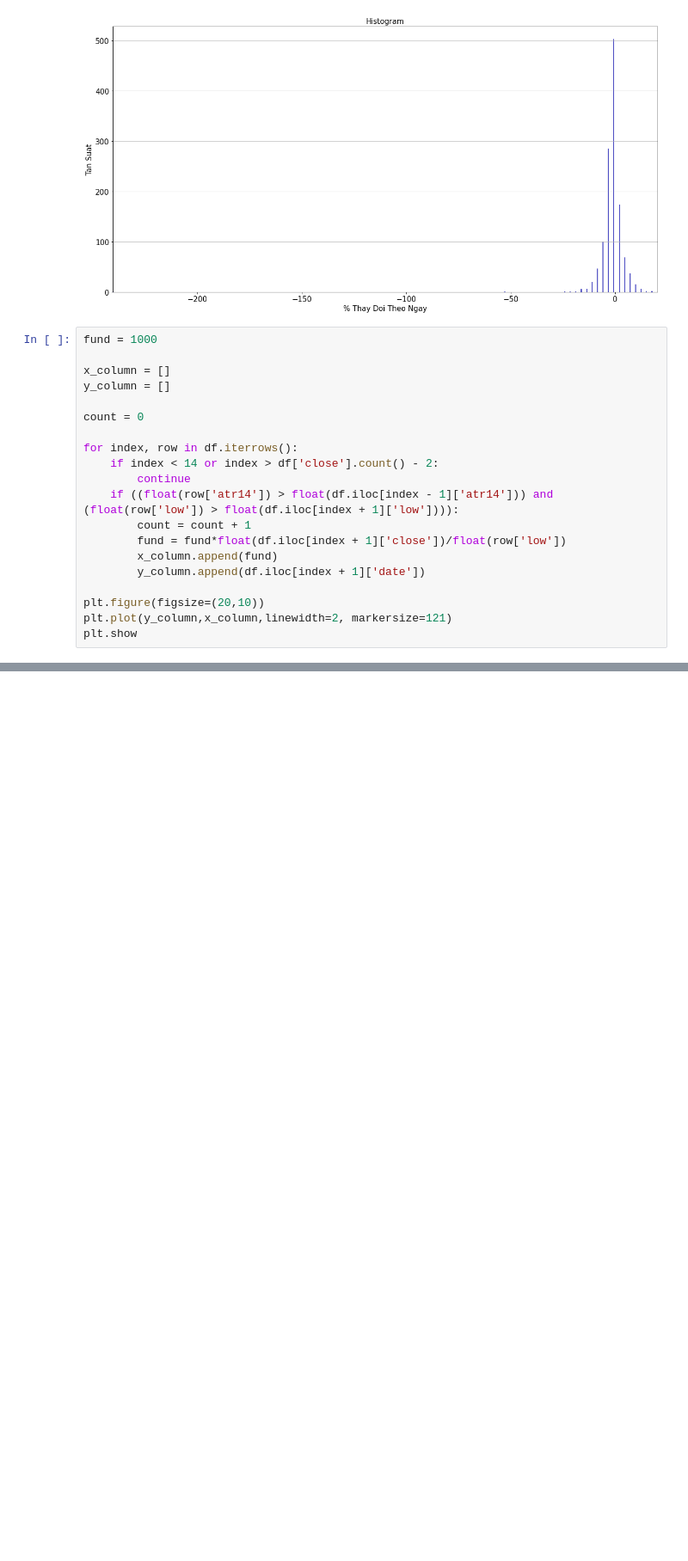
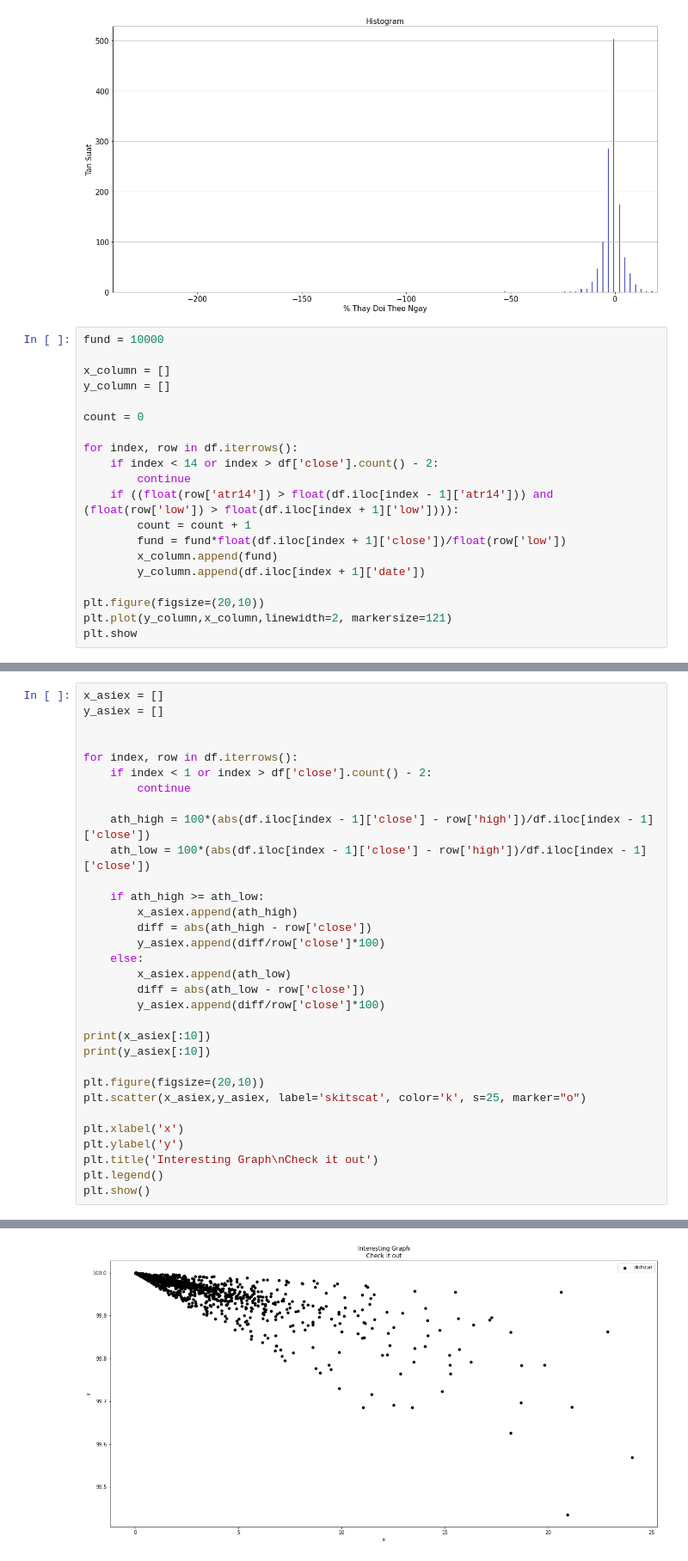
Before and after one commit to bachpx195/the_big_trade, a Jupyter notebook: python_for_finance/main.ipynb, the cells around one changed output, grey strips where cells are left out. Shown at 86% size. Cells and saved outputs as stored; diff of their text form; blank space fills up the shorter version.

```diff
--- a/python_for_finance/main.ipynb
+++ b/python_for_finance/main.ipynb
@@ -54,7 +54,7 @@ plt.show()
 # %% [output]
 [figure]
 # %%
-fund = 1000
+fund = 10000
 
 x_column = []
 y_column = []
@@ -76,3 +76,36 @@ plt.show
 # %% [output]
 <function matplotlib.pyplot.show(close=None, block=None)>
 [figure]
+# %%
+x_asiex = []
+y_asiex = []
+
+
+for index, row in df.iterrows():
+    if index < 1 or index > df['close'].count() - 2:
+        continue
+
+    ath_high = 100*(abs(df.iloc[index - 1]['close'] - row['high'])/df.iloc[index - 1]['close'])
+    ath_low = 100*(abs(df.iloc[index - 1]['close'] - row['high'])/df.iloc[index - 1]['close'])
+
+    if ath_high >= ath_low:
+        x_asiex.append(ath_high)
+        diff = abs(ath_high - row['close'])
+        y_asiex.append(diff/row['close']*100)
+    else:
+        x_asiex.append(ath_low)
+        diff = abs(ath_low - row['close'])
+        y_asiex.append(diff/row['close']*100)
+
+print(x_asiex[:10])
+print(y_asiex[:10])
+
+plt.figure(figsize=(20,10))
+plt.scatter(x_asiex,y_asiex, label='skitscat', color='k', s=25, marker="o")
+
+plt.xlabel('x')
+plt.ylabel('y')
+plt.title('Interesting Graph\nCheck it out')
+plt.legend()
+plt.show()
+# %% [output]
@@ -78,0 +114 @@ plt.show
+[figure, added]
```
Also changed, not shown: parts of 1 cell of this notebook, 2 other files.
